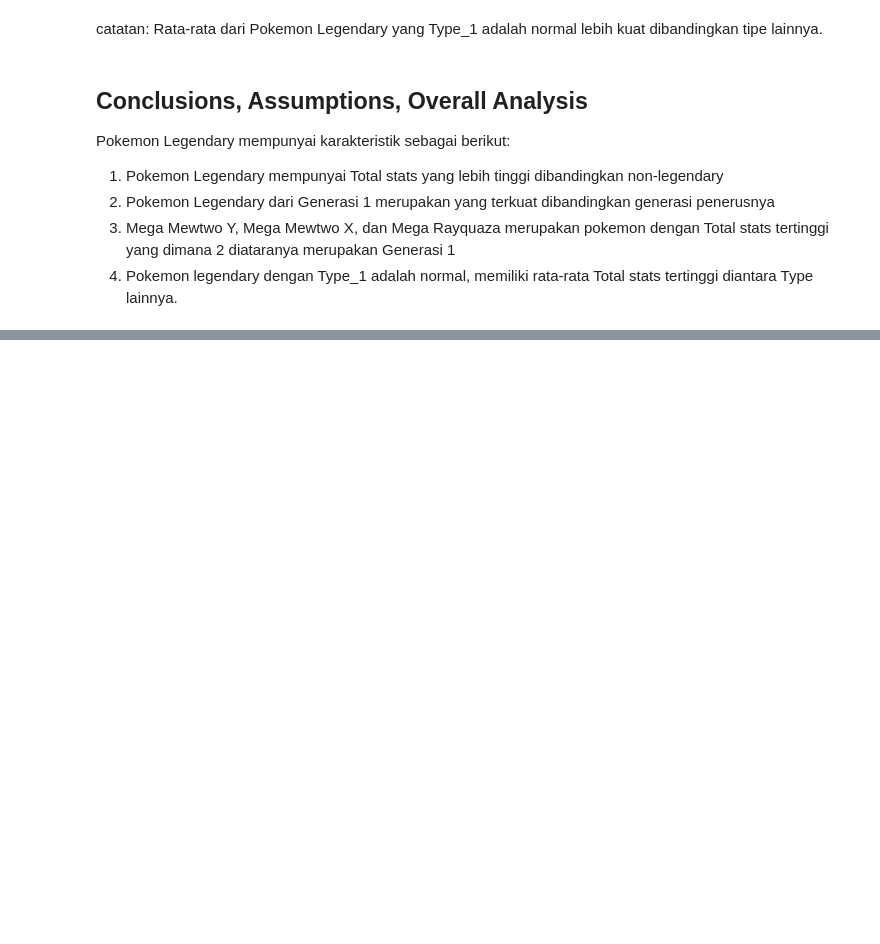
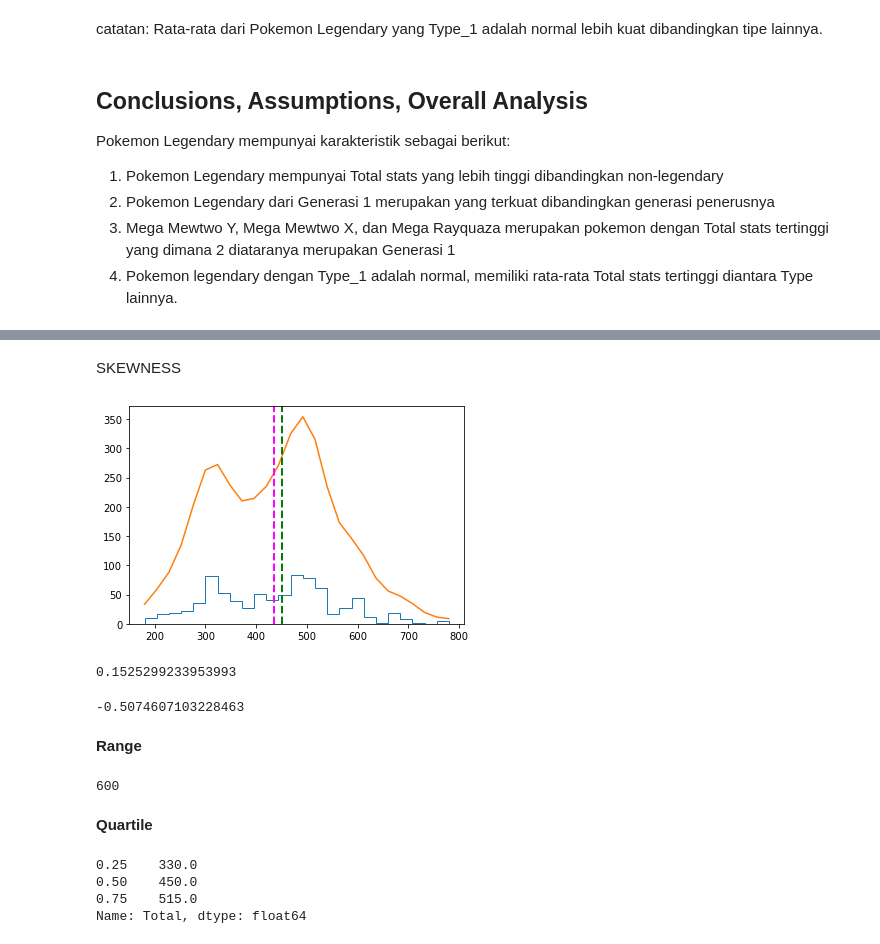
Before and after one commit to 4dhil/Learning_Journal, a Jupyter notebook: Phase_0/Week_1/p0---ftds010---g1-4dhil-main/h8dsft_P0W1_Fadhil_muhammad_Irfan.ipynb, the cells around one changed output, grey strips where cells are left out. Saved outputs shown, nothing was run; the diff lists cells and outputs as text; code cells hidden in the pictures; blank space fills up the shorter version.

```diff
--- a/Phase_0/Week_1/p0---ftds010---g1-4dhil-main/h8dsft_P0W1_Fadhil_muhammad_Irfan.ipynb
+++ b/Phase_0/Week_1/p0---ftds010---g1-4dhil-main/h8dsft_P0W1_Fadhil_muhammad_Irfan.ipynb
@@ -500,0 +537,41 @@ Pokemon Legendary mempunyai karakteristik sebagai berikut:
+# %% [markdown]
+SKEWNESS
+# %%
+%matplotlib inline
+import pandas as pd
+import matplotlib.pyplot as plt
+import numpy as np
+import scipy.stats as stats
+
+salary = df['Total']
+density = stats.gaussian_kde(salary)
+n, x, _ = plt.hist(salary, histtype='step', bins=25)
+plt.plot(x, density(x)*10**5)
+plt.axvline(salary.mean(), color='magenta', linestyle='dashed', linewidth=2)
+plt.axvline(salary.median(), color='green', linestyle='dashed', linewidth=2)
+plt.show()
+# %% [output]
+[figure, added]
+# %%
+df['Total'].skew()
+# %% [output]
+0.1525299233953993
+# %%
+df['Total'].kurt()
+# %% [output]
+-0.5074607103228463
+# %% [markdown]
+**Range**
+# %%
+df['Total'].max() - df['Total'].min()
+# %% [output]
+600
+# %% [markdown]
+**Quartile**
+# %%
+print(df['Total'].quantile([0.25, 0.5, 0.75]))
+# %% [output]
+0.25    330.0
+0.50    450.0
+0.75    515.0
+Name: Total, dtype: float64
```
Also changed, not shown: parts of 12 cells of this notebook, 20 other files.
